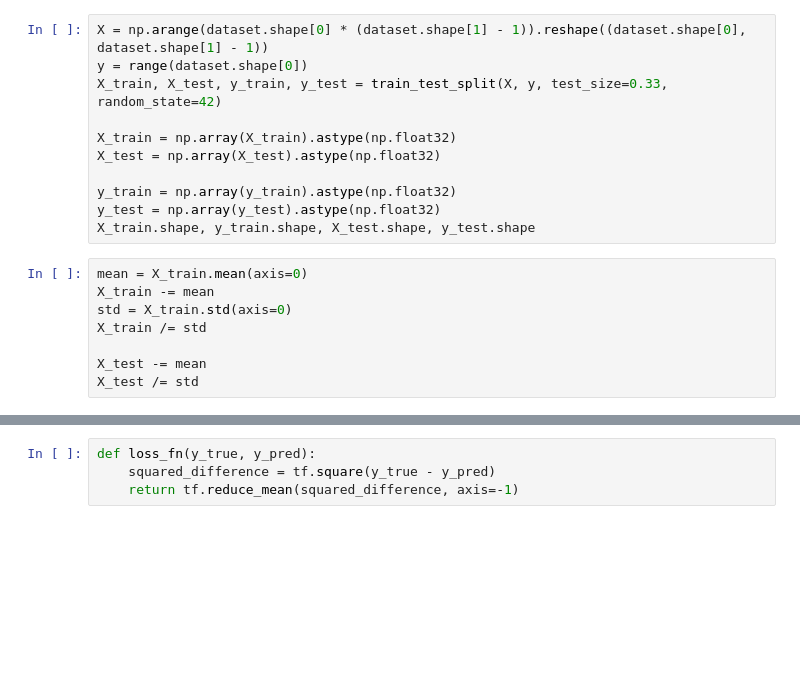
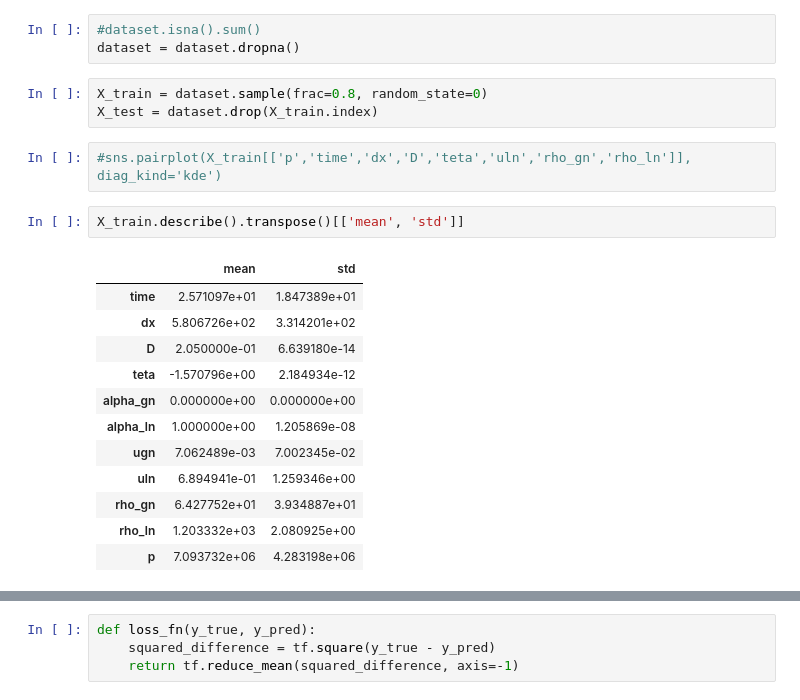
Before and after one commit to Digan1988/pinn_ns, a Jupyter notebook: pinns.ipynb, the cells around one changed output, grey strips where cells are left out. Saved outputs shown, nothing was run; the diff lists cells and outputs as text; blank space fills up the shorter version.

```diff
--- a/pinns.ipynb
+++ b/pinns.ipynb
@@ -30,19 +42,23 @@ df.head()
-# %%
-X = np.arange(dataset.shape[0] * (dataset.shape[1] - 1)).reshape((dataset.shape[0], dataset.shape[1] - 1))
-y = range(dataset.shape[0])
-X_train, X_test, y_train, y_test = train_test_split(X, y, test_size=0.33, random_state=42)
-
-X_train = np.array(X_train).astype(np.float32)
-X_test = np.array(X_test).astype(np.float32)
-
-y_train = np.array(y_train).astype(np.float32)
-y_test = np.array(y_test).astype(np.float32)
-X_train.shape, y_train.shape, X_test.shape, y_test.shape
-# %%
-mean = X_train.mean(axis=0)
-X_train -= mean
-std = X_train.std(axis=0)
-X_train /= std
-
-X_test -= mean
-X_test /= std
+# %%
+#dataset.isna().sum()
+dataset = dataset.dropna()
+# %%
+X_train = dataset.sample(frac=0.8, random_state=0)
+X_test = dataset.drop(X_train.index)
+# %%
+#sns.pairplot(X_train[['p','time','dx','D','teta','uln','rho_gn','rho_ln']], diag_kind='kde')
+# %%
+X_train.describe().transpose()[['mean', 'std']]
+# %% [output]
+|  | mean | std |
+| time | 2.571097e+01 | 1.847389e+01 |
+| dx | 5.806726e+02 | 3.314201e+02 |
+| D | 2.050000e-01 | 6.639180e-14 |
+| teta | -1.570796e+00 | 2.184934e-12 |
+| alpha_gn | 0.000000e+00 | 0.000000e+00 |
+| alpha_ln | 1.000000e+00 | 1.205869e-08 |
+| ugn | 7.062489e-03 | 7.002345e-02 |
+| uln | 6.894941e-01 | 1.259346e+00 |
+| rho_gn | 6.427752e+01 | 3.934887e+01 |
+| rho_ln | 1.203332e+03 | 2.080925e+00 |
+| p | 7.093732e+06 | 4.283198e+06 |
```
Also changed, not shown: parts of 14 cells of this notebook.
